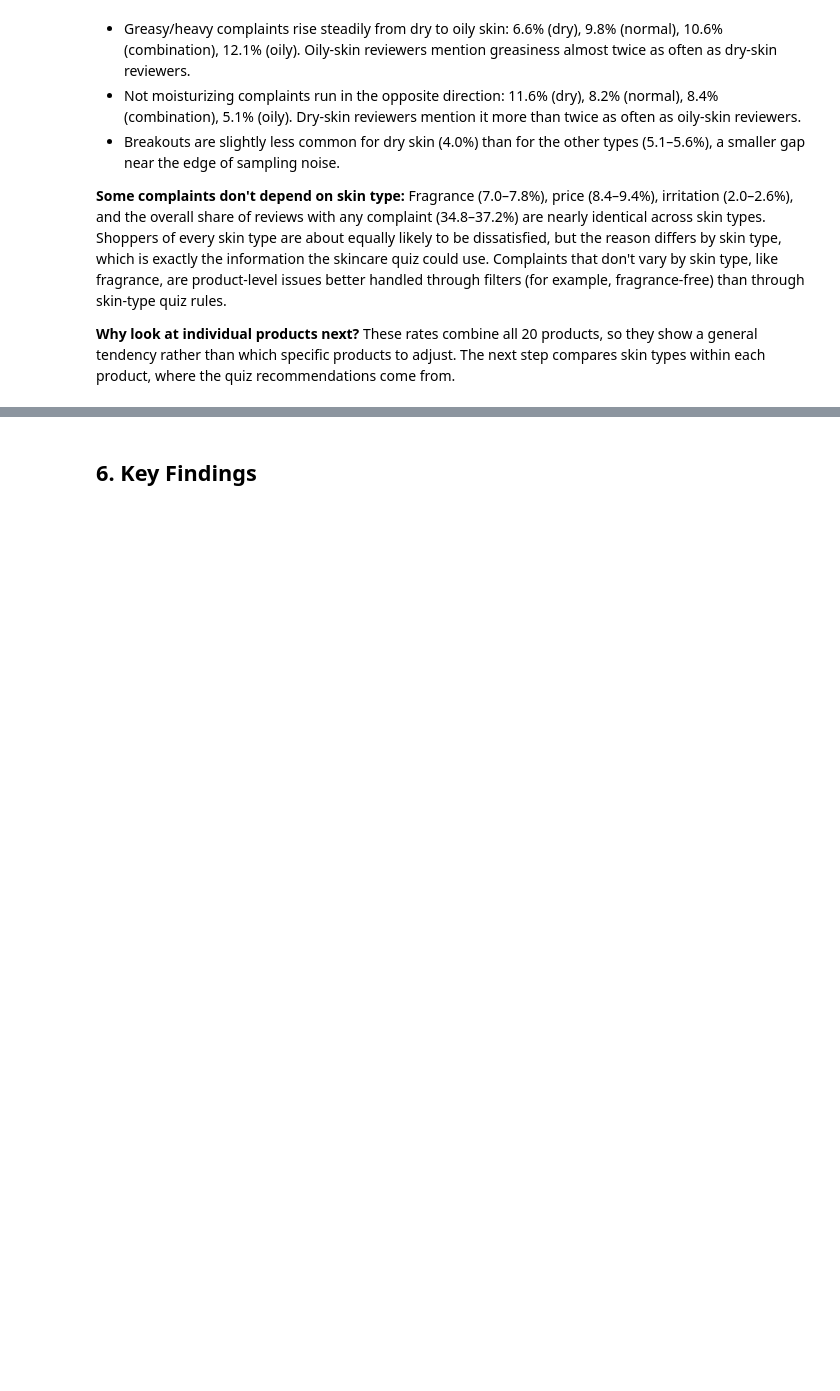
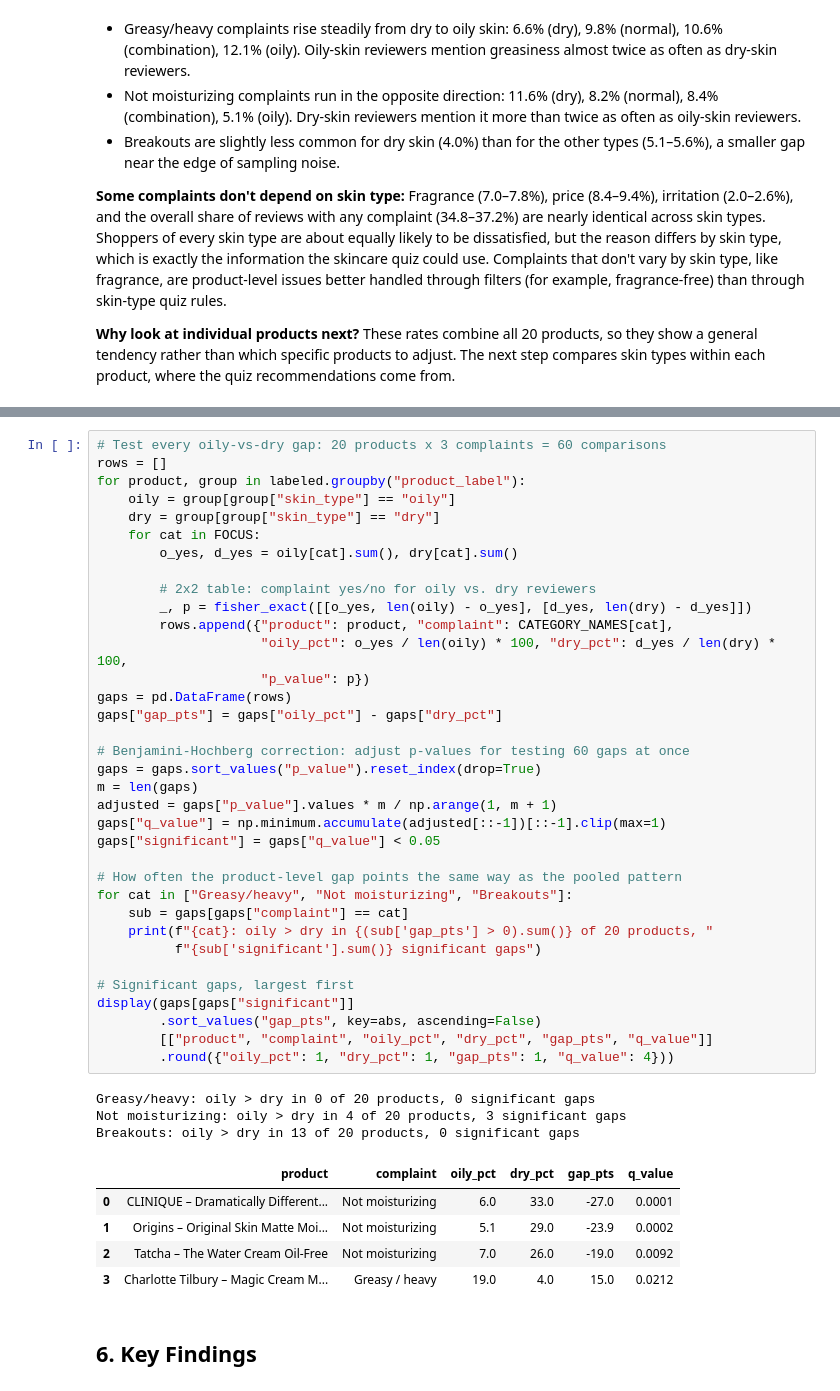
Before and after one commit to Neha-Ko/CDA-Course-Project, a Jupyter notebook: Notebooks/5_Final_Report.ipynb, the cells around one changed output, grey strips where cells are left out. Cells and saved outputs as stored; diff of their text form; blank space fills up the shorter version.

```diff
--- a/Notebooks/5_Final_Report.ipynb
+++ b/Notebooks/5_Final_Report.ipynb
@@ -136,3 +197,47 @@ About a third of reviews contain a complaint with 35.9% of reviews mentioning at
+# %%
+# Test every oily-vs-dry gap: 20 products x 3 complaints = 60 comparisons
+rows = []
+for product, group in labeled.groupby("product_label"):
+    oily = group[group["skin_type"] == "oily"]
+    dry = group[group["skin_type"] == "dry"]
+    for cat in FOCUS:
+        o_yes, d_yes = oily[cat].sum(), dry[cat].sum()
+
+        # 2x2 table: complaint yes/no for oily vs. dry reviewers
+        _, p = fisher_exact([[o_yes, len(oily) - o_yes], [d_yes, len(dry) - d_yes]])
+        rows.append({"product": product, "complaint": CATEGORY_NAMES[cat],
+                     "oily_pct": o_yes / len(oily) * 100, "dry_pct": d_yes / len(dry) * 100,
+                     "p_value": p})
+gaps = pd.DataFrame(rows)
+gaps["gap_pts"] = gaps["oily_pct"] - gaps["dry_pct"]
+
+# Benjamini-Hochberg correction: adjust p-values for testing 60 gaps at once
+gaps = gaps.sort_values("p_value").reset_index(drop=True)
+m = len(gaps)
+adjusted = gaps["p_value"].values * m / np.arange(1, m + 1)
+gaps["q_value"] = np.minimum.accumulate(adjusted[::-1])[::-1].clip(max=1)
+gaps["significant"] = gaps["q_value"] < 0.05
+
+# How often the product-level gap points the same way as the pooled pattern
+for cat in ["Greasy/heavy", "Not moisturizing", "Breakouts"]:
+    sub = gaps[gaps["complaint"] == cat]
+    print(f"{cat}: oily > dry in {(sub['gap_pts'] > 0).sum()} of 20 products, "
+          f"{sub['significant'].sum()} significant gaps")
+
+# Significant gaps, largest first
+display(gaps[gaps["significant"]]
+        .sort_values("gap_pts", key=abs, ascending=False)
+        [["product", "complaint", "oily_pct", "dry_pct", "gap_pts", "q_value"]]
+        .round({"oily_pct": 1, "dry_pct": 1, "gap_pts": 1, "q_value": 4}))
+# %% [output]
+Greasy/heavy: oily > dry in 0 of 20 products, 0 significant gaps
+Not moisturizing: oily > dry in 4 of 20 products, 3 significant gaps
+Breakouts: oily > dry in 13 of 20 products, 0 significant gaps
+|  | product | complaint | oily_pct | dry_pct | gap_pts | q_value |
+| 0 | CLINIQUE – Dramatically Different... | Not moisturizing | 6.0 | 33.0 | -27.0 | 0.0001 |
+| 1 | Origins – Original Skin Matte Moi... | Not moisturizing | 5.1 | 29.0 | -23.9 | 0.0002 |
+| 2 | Tatcha – The Water Cream Oil-Free | Not moisturizing | 7.0 | 26.0 | -19.0 | 0.0092 |
+| 3 | Charlotte Tilbury – Magic Cream M... | Greasy / heavy | 19.0 | 4.0 | 15.0 | 0.0212 |
 # %% [markdown]
   ## 6. Key Findings
 # %% [markdown]
```
Also changed, not shown: parts of 5 cells of this notebook.
